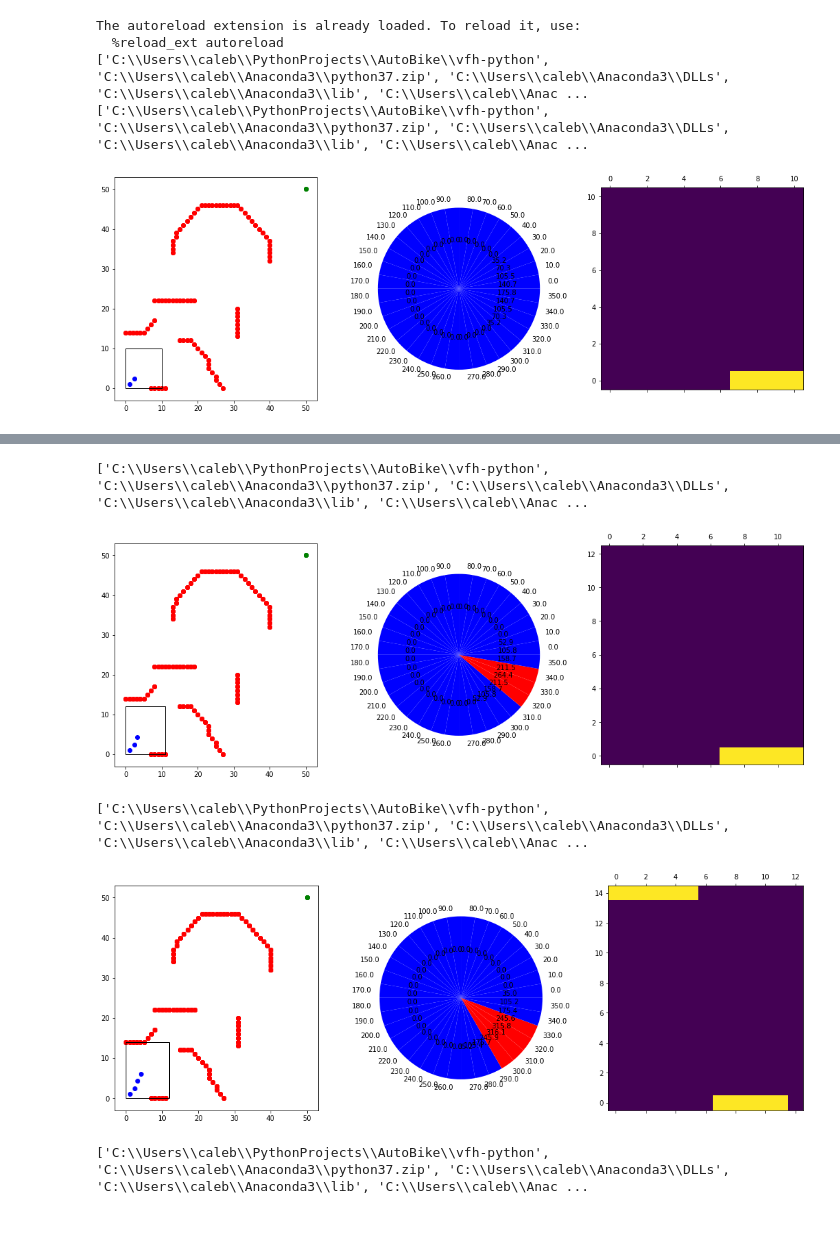
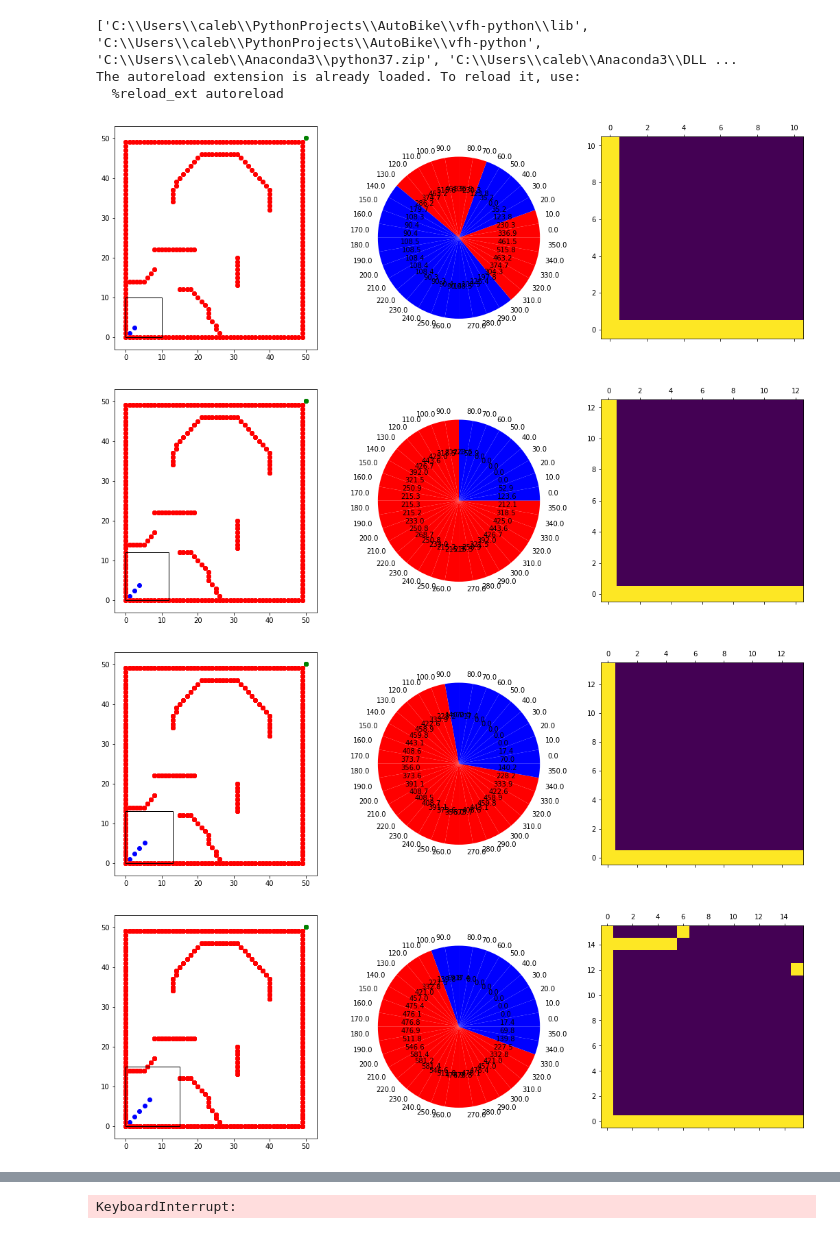
Before and after one commit to CDBiddulph/vfh-python, a Jupyter notebook: playground.ipynb, the cells around one changed output, grey strips where cells are left out. Saved outputs shown, nothing was run; the diff lists cells and outputs as text; code cells hidden in the pictures.

```diff
--- a/playground.ipynb
+++ b/playground.ipynb
@@ -4,45 +6,42 @@
 # %%
 import matplotlib.pyplot as plt
 import sys
+print(sys.path)
 
 %load_ext autoreload
 %autoreload 2
 %matplotlib inline
 
-# from lib.polar_histogram import PolarHistogram
-# from lib.histogram_grid import HistogramGrid
-# from lib.path_planner import PathPlanner
 from lib.robot import Robot
 
 # HistogramGrid params
 active_region_dimension = (16, 16)
-# active_region_dimension = (16, 8)
 resolution = 1 # 1cm per node
-map_fname = 'map.txt'
-# map_fname = 'map_no_sides.txt'
+# map_fname = 'map.txt'
+map_fname = 'map_no_sides.txt'
 # map_fname = 'map_trap.txt'
 
 # PolarHistogram params
 num_bins = 36 # each bin is 360/num_bins degrees
 target_location = (50, 50)
 
 # Robot Params
 init_location = (1, 1)
 init_speed = 2
 
 robot = Robot.from_map(map_fname, init_location,
                        target_location, init_speed, active_region_dimension, resolution, num_bins)
 
-num_steps = 100
-
 robot.loop(draw=True)
 # print(path_planner)
 # robot.path_planner.print_histogram()
 # robot.draw()
 # print(robot.angle)
 # %% [output]
+['C:\\Users\\caleb\\PythonProjects\\AutoBike\\vfh-python\\lib', 'C:\\Users\\caleb\\PythonProjects\\AutoBike\\vfh-python', 'C:\\Users\\caleb\\Anaconda3\\python37.zip', 'C:\\Users\\caleb\\Anaconda3\\DLL ...
 The autoreload extension is already loaded. To reload it, use:
   %reload_ext autoreload
-['C:\\Users\\caleb\\PythonProjects\\AutoBike\\vfh-python', 'C:\\Users\\caleb\\Anaconda3\\python37.zip', 'C:\\Users\\caleb\\Anaconda3\\DLLs', 'C:\\Users\\caleb\\Anaconda3\\lib', 'C:\\Users\\caleb\\Anac ...
-['C:\\Users\\caleb\\PythonProjects\\AutoBike\\vfh-python', 'C:\\Users\\caleb\\Anaconda3\\python37.zip', 'C:\\Users\\caleb\\Anaconda3\\DLLs', 'C:\\Users\\caleb\\Anaconda3\\lib', 'C:\\Users\\caleb\\Anac ...
-[figure, old version]
+[figure, new version]
+[figure, new version]
+[figure, new version]
+[figure, new version]
@@ -49,5 +52 @@ The autoreload extension is already loaded. To reload it, use:
-['C:\\Users\\caleb\\PythonProjects\\AutoBike\\vfh-python', 'C:\\Users\\caleb\\Anaconda3\\python37.zip', 'C:\\Users\\caleb\\Anaconda3\\DLLs', 'C:\\Users\\caleb\\Anaconda3\\lib', 'C:\\Users\\caleb\\Anac ...
+KeyboardInterrupt:
-[figure, old version]
-['C:\\Users\\caleb\\PythonProjects\\AutoBike\\vfh-python', 'C:\\Users\\caleb\\Anaconda3\\python37.zip', 'C:\\Users\\caleb\\Anaconda3\\DLLs', 'C:\\Users\\caleb\\Anaconda3\\lib', 'C:\\Users\\caleb\\Anac ...
-[figure, old version]
-['C:\\Users\\caleb\\PythonProjects\\AutoBike\\vfh-python', 'C:\\Users\\caleb\\Anaconda3\\python37.zip', 'C:\\Users\\caleb\\Anaconda3\\DLLs', 'C:\\Users\\caleb\\Anaconda3\\lib', 'C:\\Users\\caleb\\Anac ...
```
Also changed, not shown: parts of 2 cells of this notebook, 4 other files.
